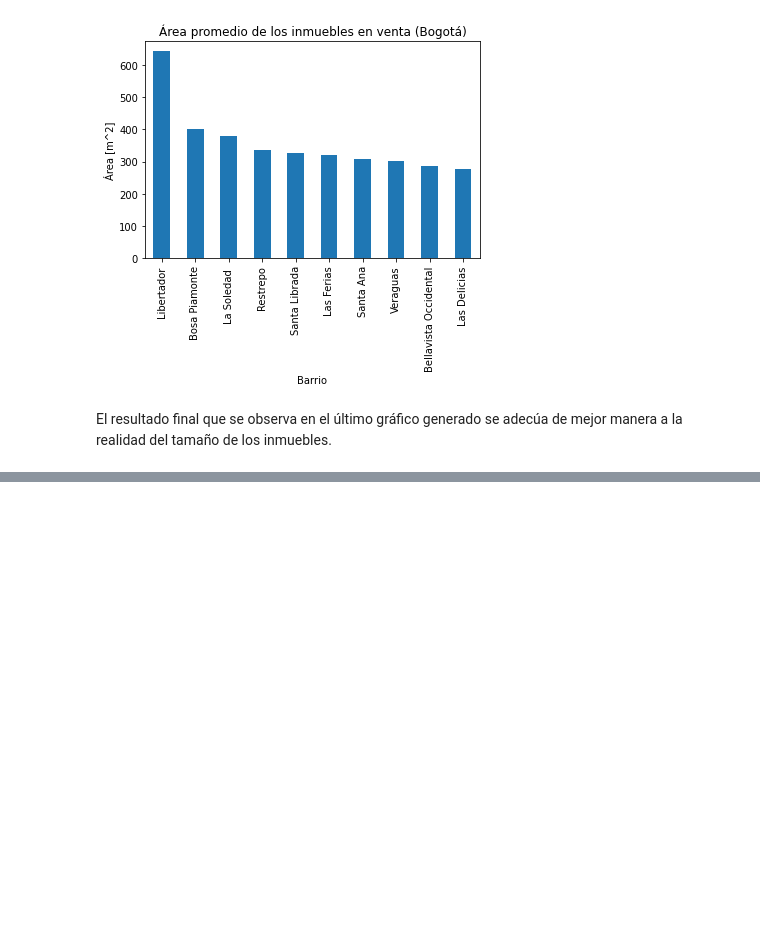
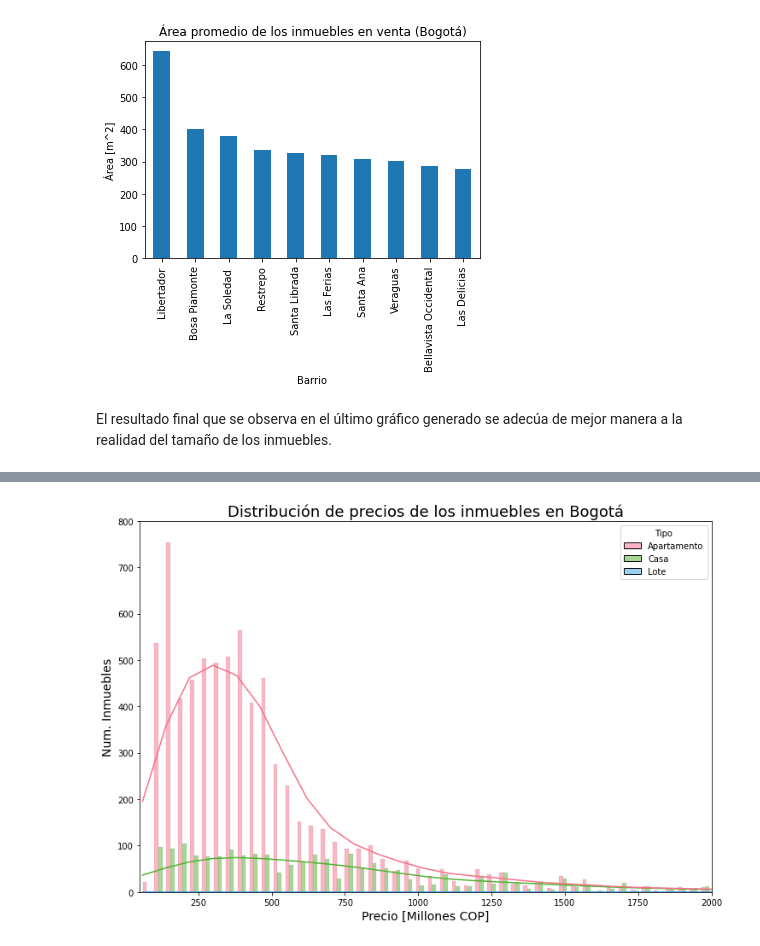
Before and after one commit to JuanLG1998/InmersionDatosALURA, a Jupyter notebook: INMERSION_DATOS.ipynb, the cells around one changed output, grey strips where cells are left out. Saved outputs shown, nothing was run; the diff lists cells and outputs as text; code cells hidden in the pictures; blank space fills up the shorter version.

```diff
--- a/INMERSION_DATOS.ipynb
+++ b/INMERSION_DATOS.ipynb
@@ -322,0 +564,13 @@ El resultado final que se observa en el último gráfico generado se adecúa de
+# %%
+# Desafío 1
+plt.figure(figsize=(12,8))
+grafica = sns.histplot(data=inmuebles, x='Precio_Millon', kde=True, hue='Tipo', hue_order=['Apartamento','Casa','Lote'], palette='husl', multiple="dodge")
+grafica.set_title('Distribución de precios de los inmuebles en Bogotá', fontsize=18)
+grafica.set_xlabel('Precio [Millones COP]', fontsize=14)
+grafica.set_ylabel('Num. Inmuebles', fontsize=14)
+plt.xlim((50,2000))
+plt.ylim((0,800))
+plt.savefig('/content/drive/MyDrive/InmersionDatosALURA/desafio1.png',format='png')
+plt.show() # Desplegando el gráfico
+# %% [output]
+[figure, added]
```
Also changed, not shown: parts of 26 cells of this notebook.
